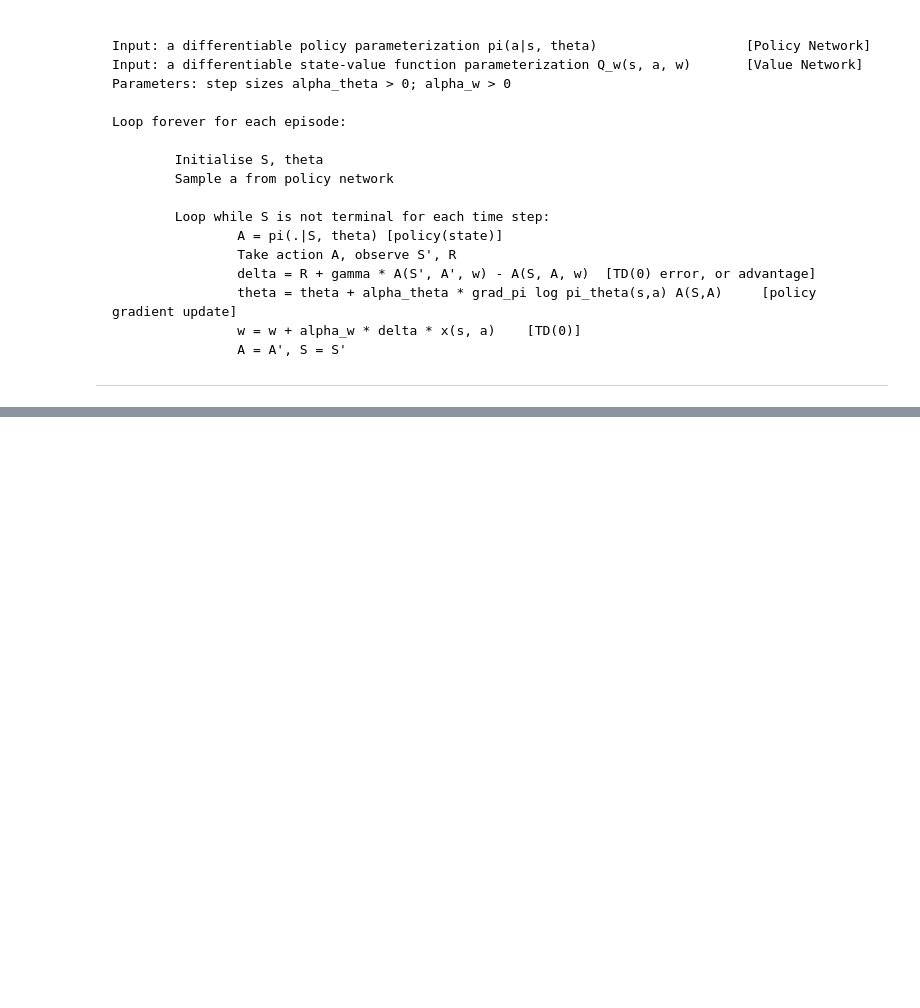
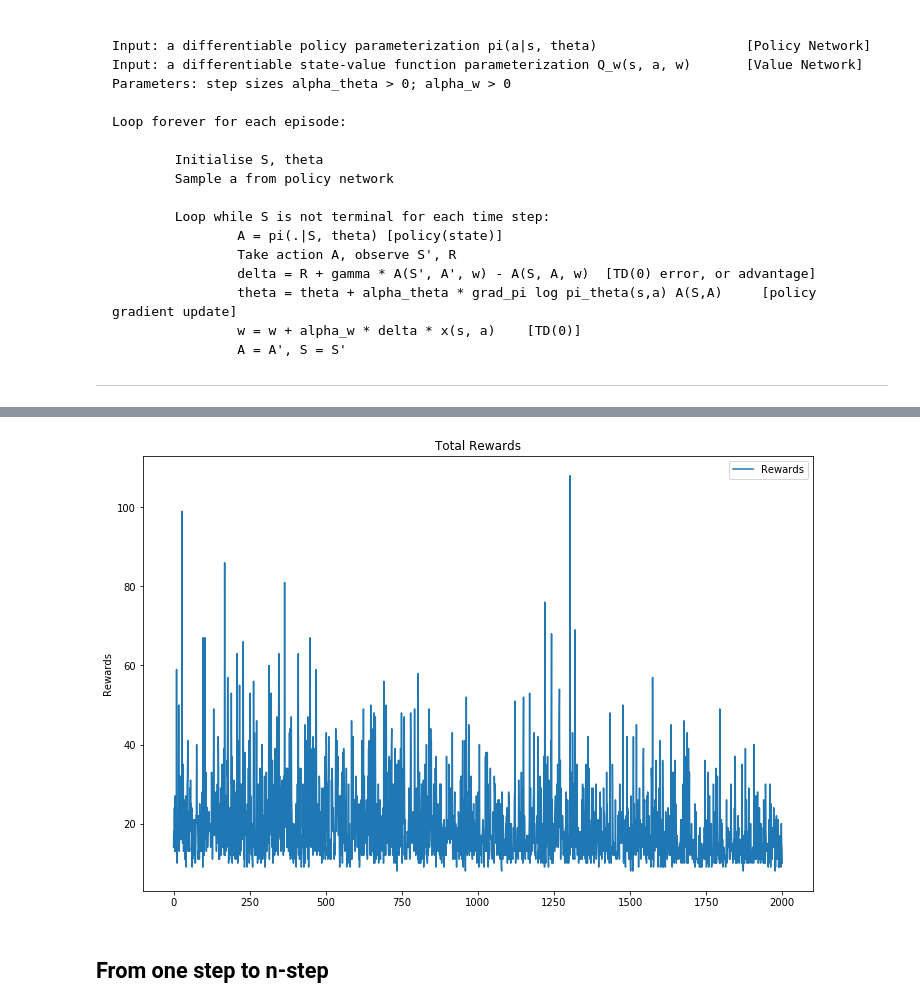
Before and after one commit to RLWH/reinforcement-learning-notebook, a Jupyter notebook: 6. Policy Gradient/Solving_Cartpole_by_A2C_Algorithm.ipynb, the cells around one changed output, grey strips where cells are left out. Drawn from its saved outputs; the diff is of its cells as text; code cells hidden in the pictures; blank space fills up the shorter version.

```diff
--- a/6. Policy Gradient/Solving_Cartpole_by_A2C_Algorithm.ipynb
+++ b/6. Policy Gradient/Solving_Cartpole_by_A2C_Algorithm.ipynb
@@ -49,12 +53,13 @@ class PolicyNetwork(nn.Module):
     Policy Network -> Update the policy gradient
     """
 
-    def __init__(self, state_size, action_size, fc1_units=32, fc2_units=16):
+    def __init__(self, state_size, action_size, fc1_units=16):
         super().__init__()
 
         self.fc1 = nn.Linear(state_size, fc1_units)
-        self.fc2 = nn.Linear(fc1_units, fc2_units)
-        self.fc3 = nn.Linear(fc2_units, action_size)
+        self.fc2 = nn.Linear(fc1_units, action_size)
+        self.logsoftmax = nn.LogSoftmax(dim=0)
+#         self.fc3 = nn.Linear(fc2_units, action_size)
 
         self.dropout1 = nn.Dropout(p=0.5)
         self.dropout2 = nn.Dropout(p=0.5)
@@ -66,9 +71,7 @@ class PolicyNetwork(nn.Module):
         """
         x = F.relu(self.fc1(x))
 #         x = self.dropout1(x)
-        x = F.relu(self.fc2(x))
-#         x = self.dropout2(x)
-        x = F.softmax(self.fc3(x), dim=0)
+        x = F.softmax(self.fc2(x), dim=-1)
 
         return x
 # %%
@@ -77,12 +80,11 @@ class ValueNetwork(nn.Module):
     Policy Network
     """
 
-    def __init__(self, state_size, action_size=1, fc1_units=32, fc2_units=16):
+    def __init__(self, state_size, fc1_units=16):
         super().__init__()
 
         self.fc1 = nn.Linear(state_size, fc1_units)
-        self.fc2 = nn.Linear(fc1_units, fc2_units)
-        self.fc3 = nn.Linear(fc2_units, action_size)
+        self.fc2 = nn.Linear(fc1_units, 1)
 
         self.dropout1 = nn.Dropout(p=0.5)
         self.dropout2 = nn.Dropout(p=0.5)
@@ -94,9 +96,7 @@ class ValueNetwork(nn.Module):
         """
         x = F.relu(self.fc1(x))
 #         x = self.dropout1(x)
-        x = F.relu(self.fc2(x))
-#         x = self.dropout2(x)
-        x = self.fc3(x)
+        x = self.fc2(x)
 
         return x
 # %%
@@ -142,7 +142,7 @@ class A2CAgent:
         self.policy_network = policy_network
 
     def act(self, state):
-        state = state.float()
+#         state = state.float()
         probs = self.policy_network(state)
 #         value = self.value_network(Variable(state))
         m = Categorical(probs)
@@ -156,17 +156,18 @@ class A2CAgent:
 observation_space = env.observation_space.shape[0]
 action_space = env.action_space.n
 
-policy_network = PolicyNetwork(observation_space, action_space, fc1_units=128, fc2_units=64)
-value_network = ValueNetwork(observation_space, fc1_units=128, fc2_units=64)
+policy_network = PolicyNetwork(observation_space, action_space, fc1_units=128)
+value_network = ValueNetwork(observation_space, fc1_units=128)
 
 # critic_optimizer = torch.optim.Adam(value_network.parameters(), lr=3e-4)
 # actor_optimizer = torch.optim.Adam(policy_network.parameters(), lr=1e-4)
 
-optimizer = torch.optim.Adam(list(value_network.parameters()) + list(policy_network.parameters()), lr=3e-4)
+optimizer = torch.optim.Adam(list(value_network.parameters()) + list(policy_network.parameters()), lr=5e-5)
 
 agent = A2CAgent(observation_space, action_space, policy_network)
 
 reward_list = deque(maxlen=100)
+ep_losses = []
 
 for i in range(10000 + 1):
 
@@ -195,12 +196,12 @@ for i in range(10000 + 1):
         next_state_value = value_network(next_state)
         current_state_value = value_network(state)
 
-        td_target = reward + 0.99 * next_state_value
+        td_target = reward + 0.99 * next_state_value * (1 - done)
 
         # TD loss, or advantage
         advantage = td_target - current_state_value.item()
         value_loss = (advantage) ** 2
-        actor_loss = -(log_probs * advantage) - 0.1 * entropy
+        actor_loss = -(log_probs * advantage.detach())
 
         total_loss = 0.5 * value_loss + actor_loss
 
@@ -215,6 +216,7 @@ for i in range(10000 + 1):
 
         if done:
             reward_list.append(R)
+            ep_losses.append(total_loss)
             break
 
         # Update state
@@ -226,0 +296,13 @@ Episode 0        Average Score: 15.0
+# %%
+# Plot results
+plt.figure(figsize=(12,8))
+plt.plot(ep_rewards, label='Rewards')
+# plt.plot(rewards_smooth, label='Smoothed Rewards')
+plt.title('Total Rewards')
+plt.legend(loc='best')
+plt.ylabel('Rewards')
+plt.show()
+# %% [output]
+[figure, added]
+# %% [markdown]
+## From one step to n-step
```
Also changed, not shown: parts of 7 cells of this notebook, 2 other files.
